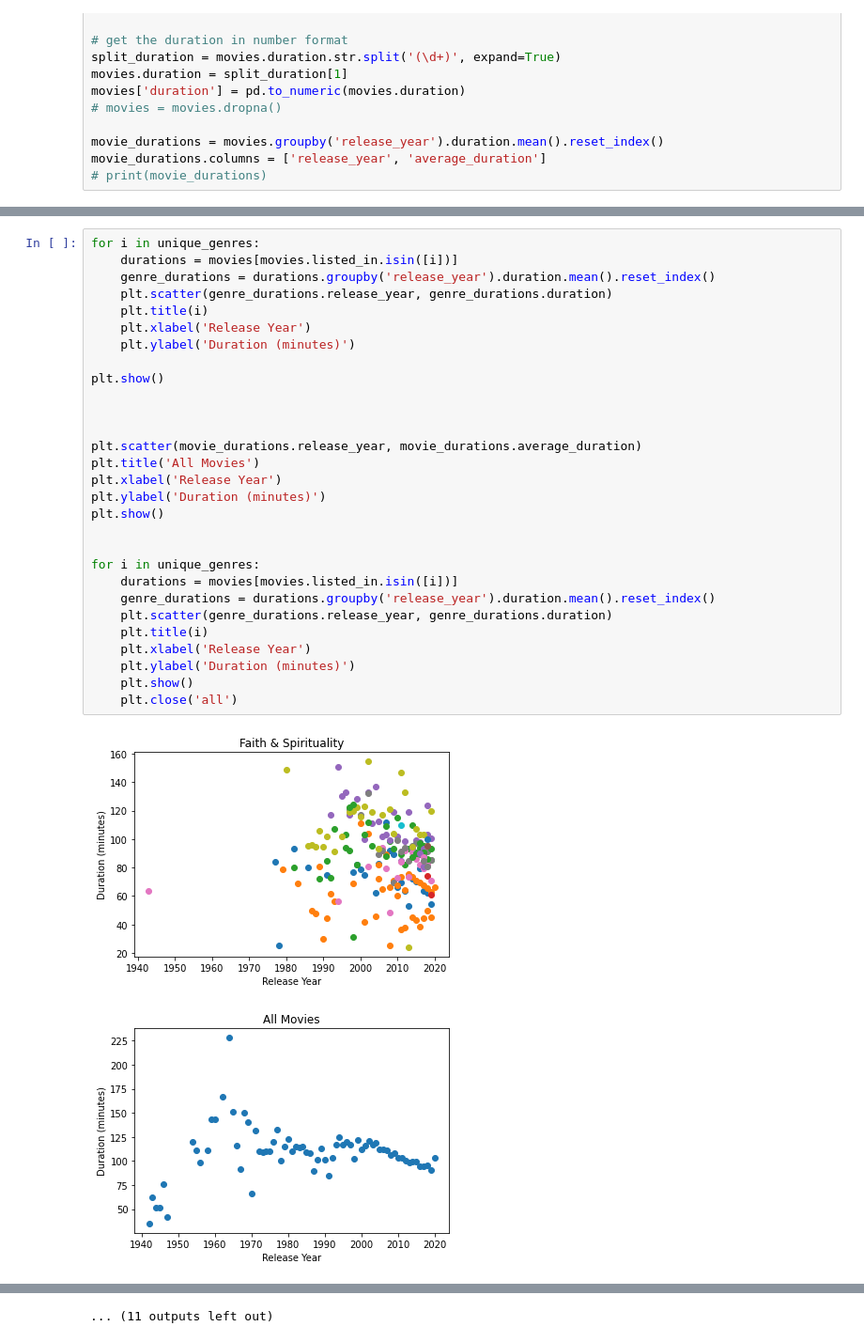
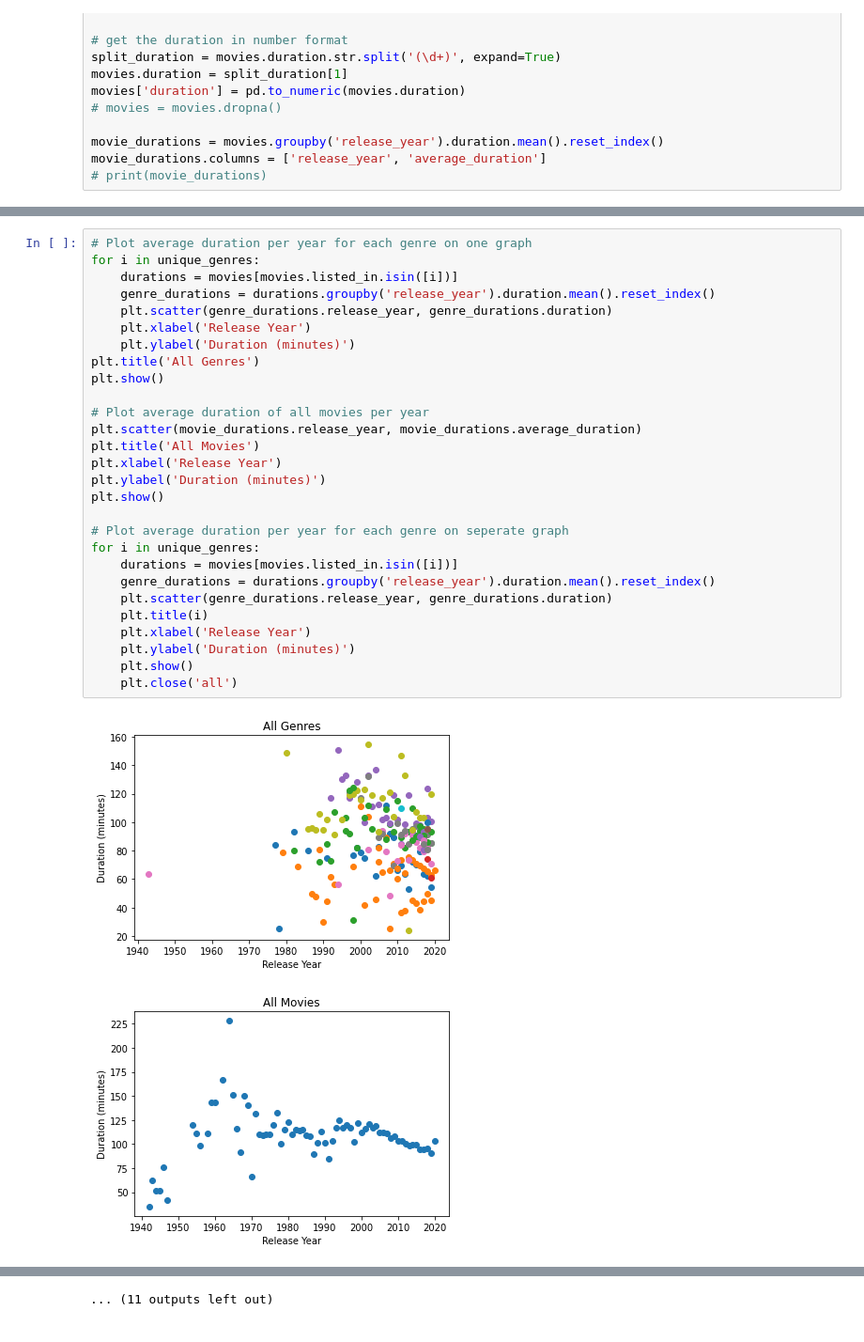
Before and after one commit to deevans02/netflix_data, a Jupyter notebook: Group by practice.ipynb, the cells around one changed output, grey strips where cells are left out. Shown at 94% size. Saved outputs shown, nothing was run; the diff lists cells and outputs as text.

```diff
--- a/Group by practice.ipynb
+++ b/Group by practice.ipynb
@@ -44,36 +42,35 @@ print(len(unique_genres))
 ['Children & Family Movies', 'Stand-Up Comedy', 'Comedies', 'International Movies', 'Action & Adventure', 'Cult Movies', 'Documentaries', 'Horror Movies', 'Dramas', 'Anime Features', 'Independent Movi ...
 21
 # %%
+# Plot average duration per year for each genre on one graph
 for i in unique_genres:
     durations = movies[movies.listed_in.isin([i])]
     genre_durations = durations.groupby('release_year').duration.mean().reset_index()
     plt.scatter(genre_durations.release_year, genre_durations.duration)
-    plt.title(i)
     plt.xlabel('Release Year')
     plt.ylabel('Duration (minutes)')
-
+plt.title('All Genres')
 plt.show()
 
-
-
+# Plot average duration of all movies per year
 plt.scatter(movie_durations.release_year, movie_durations.average_duration)
 plt.title('All Movies')
 plt.xlabel('Release Year')
 plt.ylabel('Duration (minutes)')
 plt.show()
 
-
+# Plot average duration per year for each genre on seperate graph
 for i in unique_genres:
     durations = movies[movies.listed_in.isin([i])]
     genre_durations = durations.groupby('release_year').duration.mean().reset_index()
     plt.scatter(genre_durations.release_year, genre_durations.duration)
     plt.title(i)
     plt.xlabel('Release Year')
     plt.ylabel('Duration (minutes)')
     plt.show()
     plt.close('all')
 # %% [output]
-[figure, old version]
+[figure, new version]
 [figure]
 [figure]
 [figure]
```
Also changed, not shown: parts of 2 cells of this notebook.
